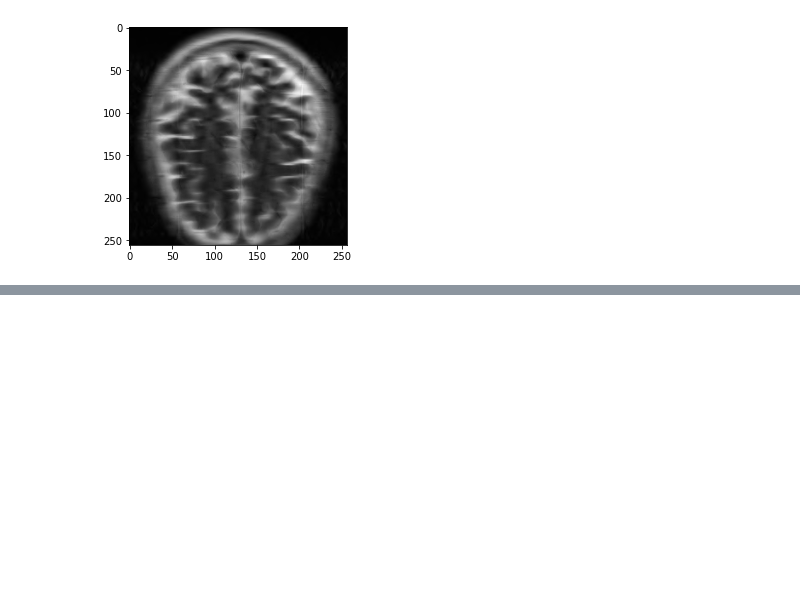
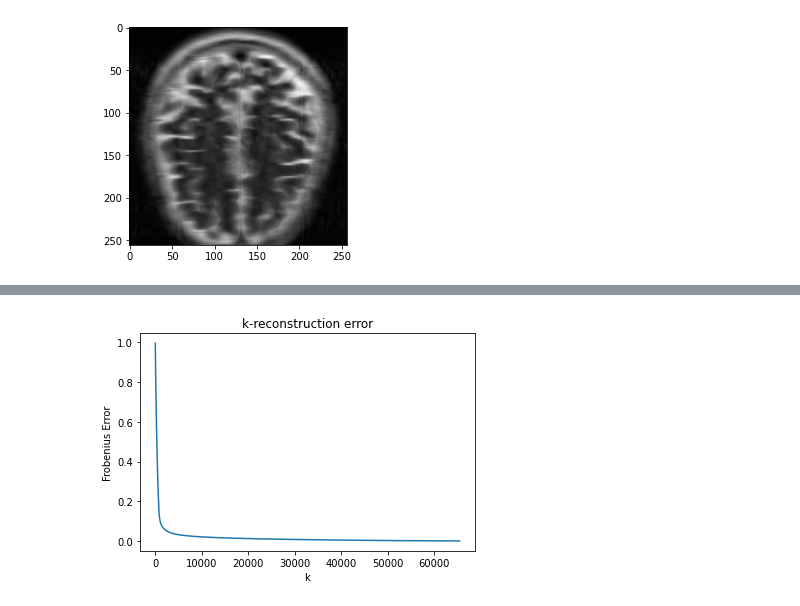
Before and after one commit to athornton1618/MRI_Compression, a Jupyter notebook: scripts/signal_processing_k_coefficient.ipynb, the cells around one changed output, grey strips where cells are left out. Cells and saved outputs as stored; diff of their text form; code cells hidden in the pictures; blank space fills up the shorter version.

Commit message:
got k reconstruction working for a single image, and jpeg comparision

```diff
--- a/scripts/signal_processing_k_coefficient.ipynb
+++ b/scripts/signal_processing_k_coefficient.ipynb
@@ -57,3 +66,13 @@ plt.imshow(np.abs(X_reconstruct), cmap='gray')
 # %% [output]
 <matplotlib.image.AxesImage at 0x...>
 [figure]
+# %%
+# Let's try a bunch of k values, and determine loss for each
+N = 256*256
+K = np.arange(1, N, 10)
+error = np.zeros(len(K))
+ii = 0
+for k in K:
+    print('K: '+str(k)+' of '+str(N))
+    error[ii] = evaluate_k(k,X)
+    ii+=1
@@ -59,0 +97,8 @@ plt.imshow(np.abs(X_reconstruct), cmap='gray')
+# %%
+plt.plot(K, error)
+plt.xlabel('k')
+plt.ylabel('Frobenius Error')
+plt.title('k-reconstruction error')
+plt.show()
+# %% [output]
+[figure, added]
```
Also changed, not shown: parts of 8 cells of this notebook.
